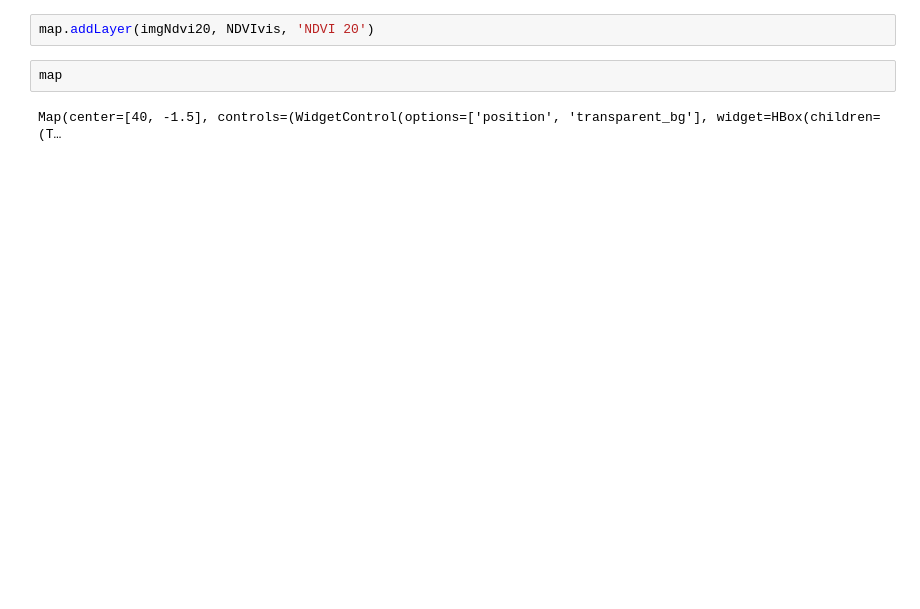
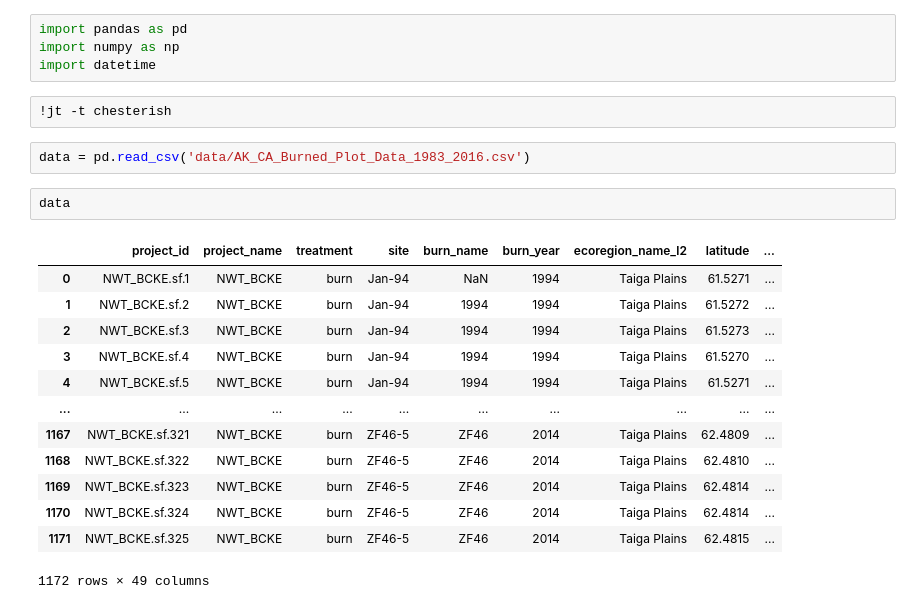
Before and after one commit to DavidCheung96/ForestFiresPrediction, a Jupyter notebook: ForestFiresprediction.ipynb, the cells around one changed output. Saved outputs shown, nothing was run; the diff lists cells and outputs as text; blank space fills up the shorter version.

```diff
--- a/ForestFiresprediction.ipynb
+++ b/ForestFiresprediction.ipynb
@@ -74,6 +1,24 @@ NDVIvis = {
-# %%
-map.addLayer(imgNdvi20, NDVIvis, 'NDVI 20')
-# %%
-map
-# %% [output]
-Map(center=[40, -1.5], controls=(WidgetControl(options=['position', 'transparent_bg'], widget=HBox(children=(T…
+# %%
+import pandas as pd
+import numpy as np
+import datetime
+# %%
+!jt -t chesterish
+# %%
+data = pd.read_csv('data/AK_CA_Burned_Plot_Data_1983_2016.csv')
+# %%
+data
+# %% [output]
+|  | project_id | project_name | treatment | site | burn_name | burn_year | ecoregion_name_l2 | latitude | ... |
+| 0 | NWT_BCKE.sf.1 | NWT_BCKE | burn | Jan-94 | NaN | 1994 | Taiga Plains | 61.5271 | ... |
+| 1 | NWT_BCKE.sf.2 | NWT_BCKE | burn | Jan-94 | 1994 | 1994 | Taiga Plains | 61.5272 | ... |
+| 2 | NWT_BCKE.sf.3 | NWT_BCKE | burn | Jan-94 | 1994 | 1994 | Taiga Plains | 61.5273 | ... |
+| 3 | NWT_BCKE.sf.4 | NWT_BCKE | burn | Jan-94 | 1994 | 1994 | Taiga Plains | 61.5270 | ... |
+| 4 | NWT_BCKE.sf.5 | NWT_BCKE | burn | Jan-94 | 1994 | 1994 | Taiga Plains | 61.5271 | ... |
+| ... | ... | ... | ... | ... | ... | ... | ... | ... | ... |
+| 1167 | NWT_BCKE.sf.321 | NWT_BCKE | burn | ZF46-5 | ZF46 | 2014 | Taiga Plains | 62.4809 | ... |
+| 1168 | NWT_BCKE.sf.322 | NWT_BCKE | burn | ZF46-5 | ZF46 | 2014 | Taiga Plains | 62.4810 | ... |
+| 1169 | NWT_BCKE.sf.323 | NWT_BCKE | burn | ZF46-5 | ZF46 | 2014 | Taiga Plains | 62.4814 | ... |
+| 1170 | NWT_BCKE.sf.324 | NWT_BCKE | burn | ZF46-5 | ZF46 | 2014 | Taiga Plains | 62.4814 | ... |
+| 1171 | NWT_BCKE.sf.325 | NWT_BCKE | burn | ZF46-5 | ZF46 | 2014 | Taiga Plains | 62.4815 | ... |
+1172 rows × 49 columns
```
Also changed, not shown: parts of 140 cells of this notebook, 7 other files.
